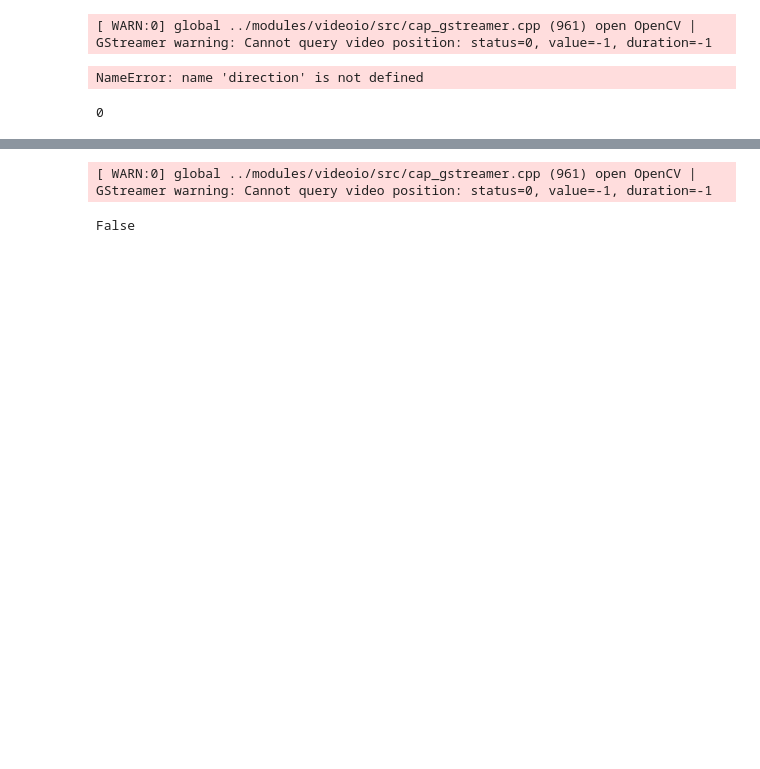
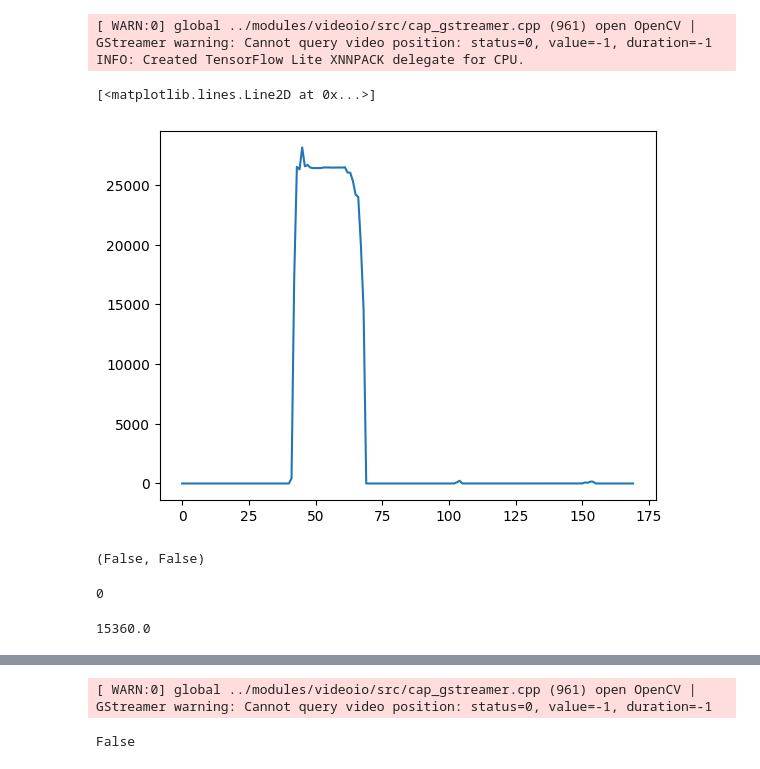
Before and after one commit to nicolechen63/elec533, a Jupyter notebook: PWM.ipynb, the cells around one changed output, grey strips where cells are left out. Cells and saved outputs as stored; diff of their text form; code cells hidden in the pictures; blank space fills up the shorter version.

```diff
--- a/PWM.ipynb
+++ b/PWM.ipynb
@@ -334,14 +342,19 @@ class Direction:
 # %%
 speed = Speed(200, 0.05, 0.01, 0.01)
 speed.init_pwm()
-direction = Direction(10, 0, 0)
+direction = Direction(60, 0, 0)
 direction.init_pwm()
 # %% [output]
 [ WARN:0] global ../modules/videoio/src/cap_gstreamer.cpp (961) open OpenCV | GStreamer warning: Cannot query video position: status=0, value=-1, duration=-1
+INFO: Created TensorFlow Lite XNNPACK delegate for CPU.
-# %%
-speed.init_pwm()
-direction.init_pwm()
-# %% [output]
-NameError: name 'direction' is not defined
+# %%
+plt.plot(direction.cam.data["red_mask"])
+# %% [output]
+[<matplotlib.lines.Line2D at 0x...>]
+[figure, added]
+# %%
+direction.update()
+# %% [output]
+(False, False)
 # %%
 stop_count = 0
@@ -374,3 +388,7 @@ speed.set_speed(0)
 direction.set_direction(0)
 # %% [output]
 0
+# %%
+direction.cam.red_threshold
+# %% [output]
+15360.0
```
Also changed, not shown: parts of 25 cells of this notebook, 8 other files.
